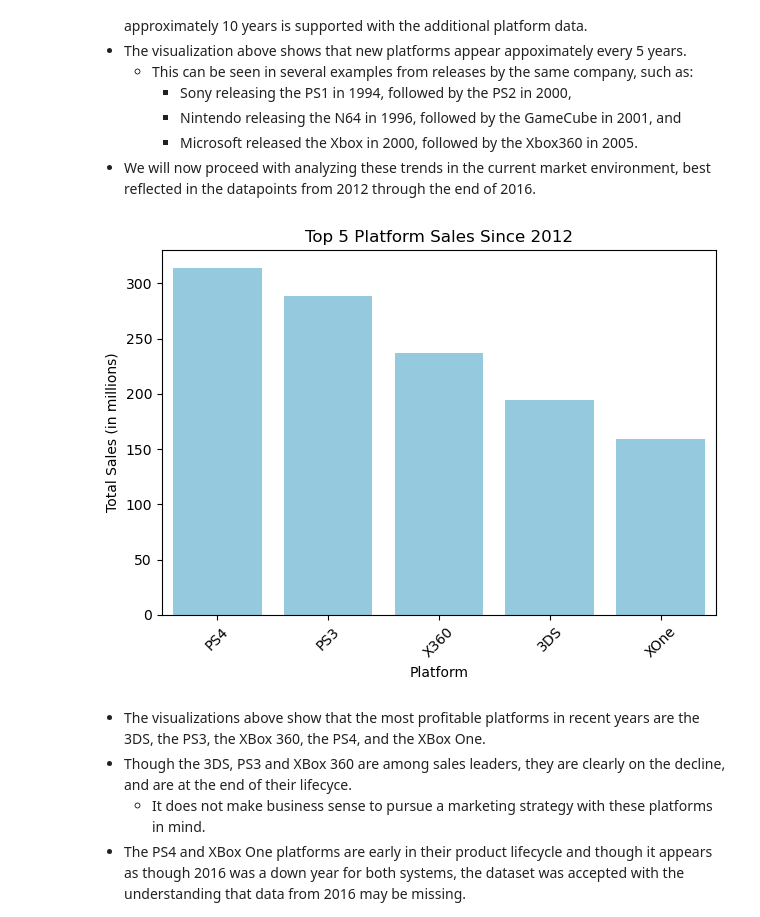
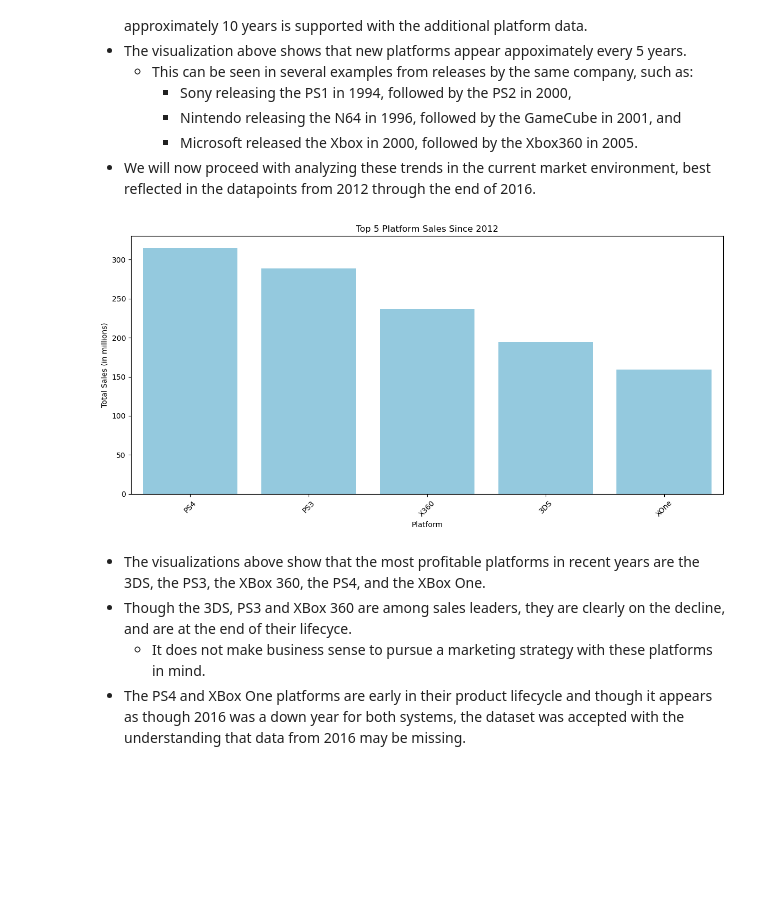
Before and after one commit to Flamingo-Rocker/Video-Game-Marketing-Strategy, a Jupyter notebook: notebooks/Video Game EDA & SDA.ipynb, the cells around one changed output. Saved outputs shown, nothing was run; the diff lists cells and outputs as text; code cells hidden in the pictures; blank space fills up the shorter version.

```diff
--- a/notebooks/Video Game EDA & SDA.ipynb
+++ b/notebooks/Video Game EDA & SDA.ipynb
@@ -287,6 +289,7 @@ post_2012 = games[games['year_of_release'] >= 2012]
 platform_sales = post_2012.groupby(['platform'])['total_sales'].sum().reset_index()
 platform_sales = platform_sales.sort_values(by='total_sales', ascending=False)
 top_5_platforms = platform_sales.head(5)
+plt.figure(figsize=(12, 6))
 sns.barplot(data=top_5_platforms, x='platform', y='total_sales', color='skyblue')
 plt.xlabel('Platform')
 plt.ylabel('Total Sales (in millions)')
@@ -295,34 +298,34 @@ plt.xticks(rotation=45)
 plt.tight_layout()
 plt.show()
 
 top_5_platforms
 
 t5platform_sales_per_year = games[
     (games['platform'].isin(top_5_platforms['platform'])) &
     (games['year_of_release'] >= 2012)
     ].groupby(['year_of_release', 'platform'])['total_sales'].sum().reset_index()
 
 sales_dist = px.line(
     t5platform_sales_per_year,
     x='year_of_release',
     y='total_sales',
     title='Total Sales by Top 5 Platforms Since 2012',
     color='platform',
     markers=True
 )
 
 sales_dist.update_layout(
     xaxis_title='Year of Release',
     yaxis_title='Total Sales (in millions)',
     legend_title_text='Platform',
     xaxis=dict(
         tickmode='linear',
         dtick=1
     )
 )
 sales_dist.show()
 # %% [output]
-[figure, old version]
+[figure, new version]
 # %% [markdown]
 - The visualizations above show that the most profitable platforms in recent years are the 3DS, the PS3, the XBox 360, the PS4, and the XBox One.
 - Though the 3DS, PS3 and XBox 360 are among sales leaders, they are clearly on the decline, and are at the end of their lifecyce.
```
Also changed, not shown: parts of 13 cells of this notebook.
